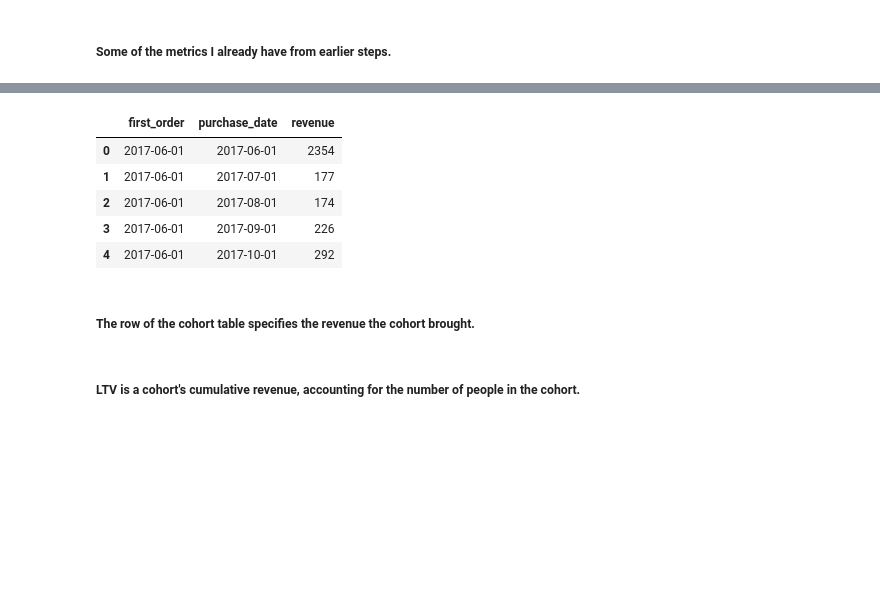
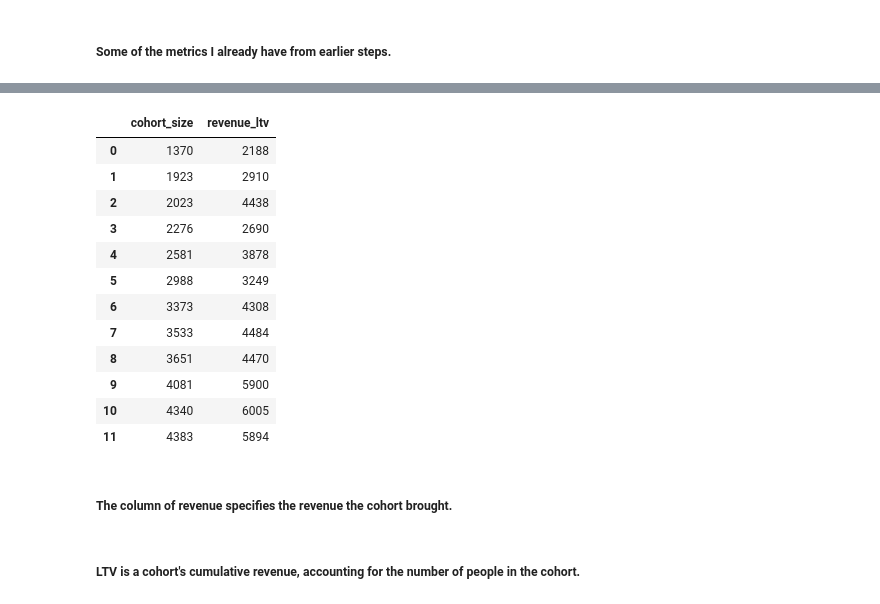
Before and after one commit to CesarChaparro1974/BA_project, a Jupyter notebook: BA_project.ipynb, the cells around one changed output, grey strips where cells are left out. Saved outputs shown, nothing was run; the diff lists cells and outputs as text; code cells hidden in the pictures; blank space fills up the shorter version.

```diff
--- a/BA_project.ipynb
+++ b/BA_project.ipynb
@@ -770,7 +803,7 @@ visits.head()
 | 4 | desktop | 2017-12-27 14:06:00 | 3 | 2017-12-27 14:06:00 | 9969694820036681168 | 2017-12-21 | 2017-12-01 | 2017 | 12 | ... |
 # %%
 # Calculate average session length in minutes.
-session_length_min = visits['session_duration_sec'].mean() / 60
+visits['average_session_length'] = visits['session_duration_sec'].mean() / 60
 print(f'Session Length: {session_length_min:.2f} minutes')
 # %% [output]
 Session Length: 10.72 minutes
@@ -1330,15 +1441,23 @@ orders['orders_month'] = orders['purchase_date'].values.astype('datetime64[M]')
 # %%
 # Group the data frame on first orders and purchase date and do the calculation for the revenue for the group.
-cohort = cohort.groupby(['first_order', 'purchase_date'])['revenue'].sum().reset_index()
-cohort.head()
+cohort_ltv = cohort.groupby(['cohort_size'])['revenue'].sum().reset_index()
+cohort_ltv.columns = ['cohort_size', 'revenue_ltv']
+cohort_ltv
 # %% [output]
-|  | first_order | purchase_date | revenue |
-| 0 | 2017-06-01 | 2017-06-01 | 2354 |
-| 1 | 2017-06-01 | 2017-07-01 | 177 |
-| 2 | 2017-06-01 | 2017-08-01 | 174 |
-| 3 | 2017-06-01 | 2017-09-01 | 226 |
-| 4 | 2017-06-01 | 2017-10-01 | 292 |
+|  | cohort_size | revenue_ltv |
+| 0 | 1370 | 2188 |
+| 1 | 1923 | 2910 |
+| 2 | 2023 | 4438 |
+| 3 | 2276 | 2690 |
+| 4 | 2581 | 3878 |
+| 5 | 2988 | 3249 |
+| 6 | 3373 | 4308 |
+| 7 | 3533 | 4484 |
+| 8 | 3651 | 4470 |
+| 9 | 4081 | 5900 |
+| 10 | 4340 | 6005 |
+| 11 | 4383 | 5894 |
 # %% [markdown]
-##### The row of the cohort table specifies the revenue the cohort brought.
+##### The column of revenue specifies the revenue the cohort brought.
 # %% [markdown]
 ##### LTV is a cohort's cumulative revenue, accounting for the number of people in the cohort.
```
Also changed, not shown: parts of 26 cells of this notebook.
